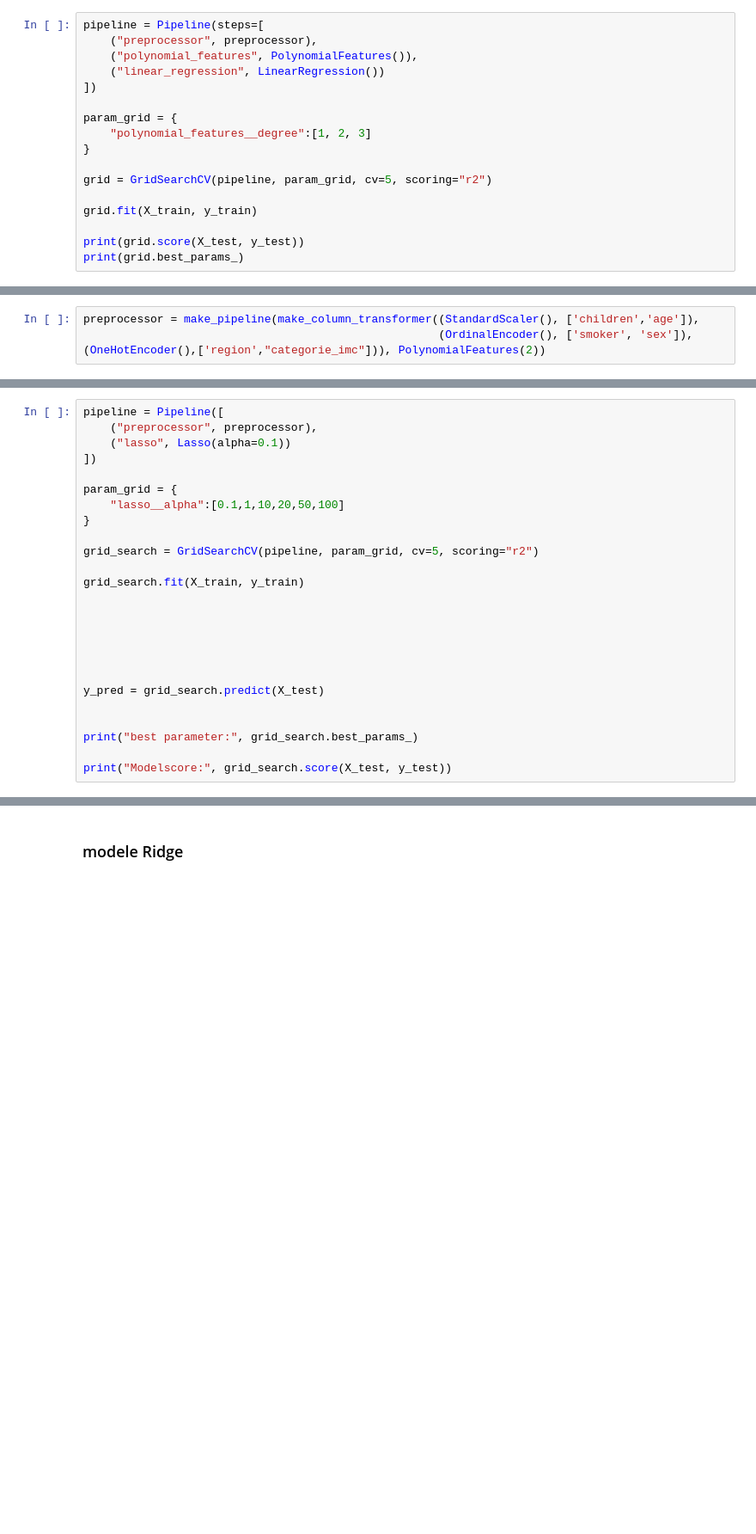
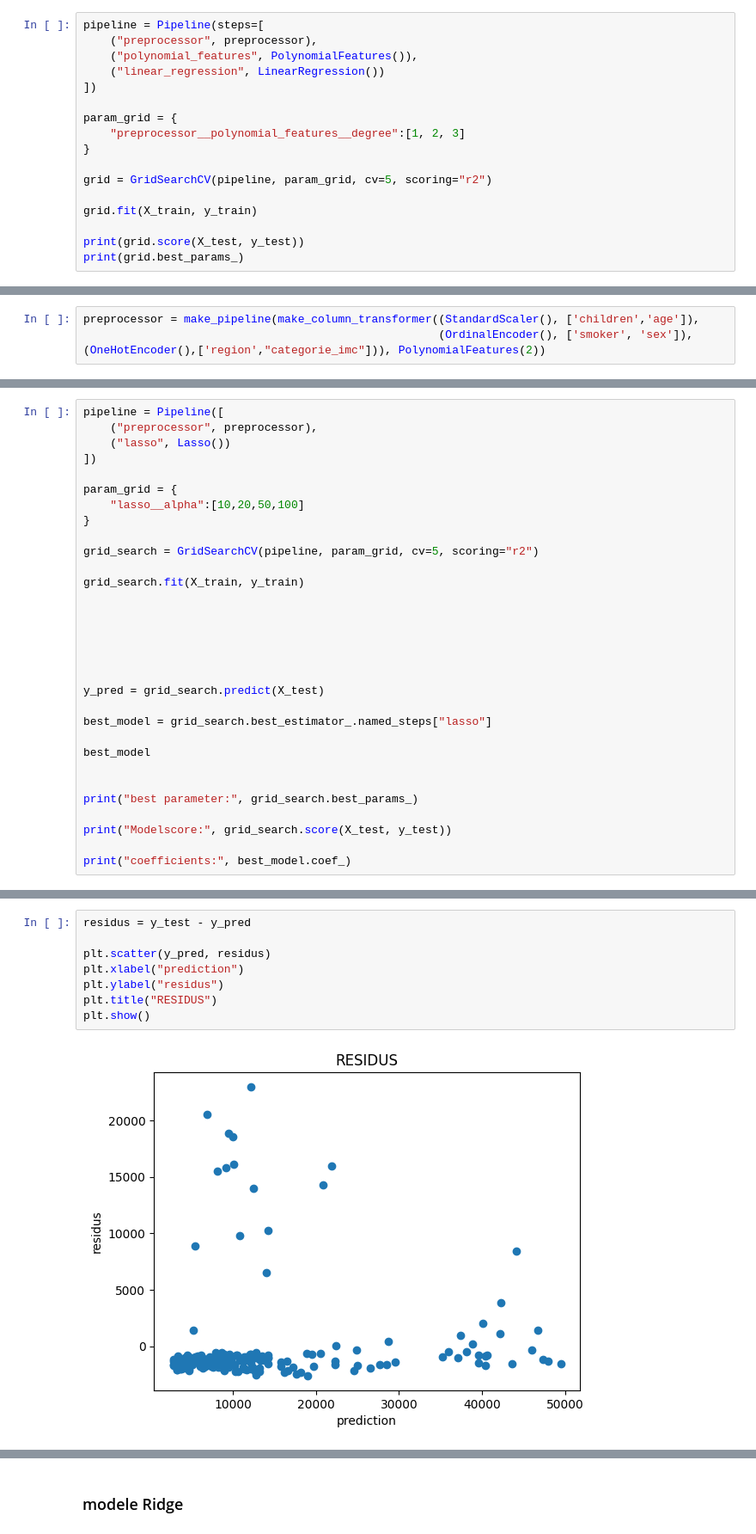
Before and after one commit to gvannesson/Projet_assurance, a Jupyter notebook: modelisation2.ipynb, the cells around one changed output, grey strips where cells are left out. Shown at 86% size. Drawn from its saved outputs; the diff is of its cells as text; blank space fills up the shorter version.

```diff
--- a/modelisation2.ipynb
+++ b/modelisation2.ipynb
@@ -78,7 +78,7 @@ pipeline = Pipeline(steps=[
 ])
 
 param_grid = {
-    "polynomial_features__degree":[1, 2, 3]
+    "preprocessor__polynomial_features__degree":[1, 2, 3]
 }
 
 grid = GridSearchCV(pipeline, param_grid, cv=5, scoring="r2")
@@ -100,11 +133,11 @@ preprocessor = make_pipeline(make_column_transformer((StandardScaler(), ['childr
 # %%
 pipeline = Pipeline([
     ("preprocessor", preprocessor),
-    ("lasso", Lasso(alpha=0.1))
+    ("lasso", Lasso())
 ])
 
 param_grid = {
-    "lasso__alpha":[0.1,1,10,20,50,100]
+    "lasso__alpha":[10,20,50,100]
 }
 
 grid_search = GridSearchCV(pipeline, param_grid, cv=5, scoring="r2")
@@ -118,10 +151,16 @@ grid_search.fit(X_train, y_train)
 
 y_pred = grid_search.predict(X_test)
 
+best_model = grid_search.best_estimator_.named_steps["lasso"]
+
+best_model
+
 
 print("best parameter:", grid_search.best_params_)
 
 print("Modelscore:", grid_search.score(X_test, y_test))
+
+print("coefficients:", best_model.coef_)
 # %% [output]
 best parameter: {'lasso__alpha': 20}
 Modelscore: 0.8723144374326014
@@ -127,0 +184,10 @@ Modelscore: 0.8723144374326014
+# %%
+residus = y_test - y_pred
+
+plt.scatter(y_pred, residus)
+plt.xlabel("prediction")
+plt.ylabel("residus")
+plt.title("RESIDUS")
+plt.show()
+# %% [output]
+[figure, added]
```
Also changed, not shown: parts of 19 cells of this notebook, 4 other files.
